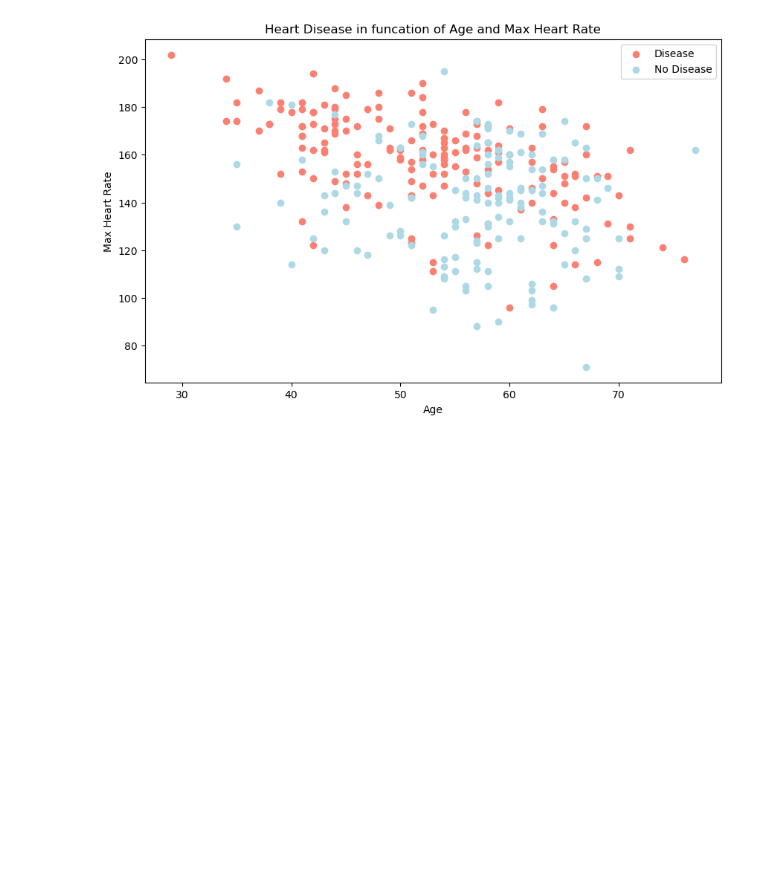
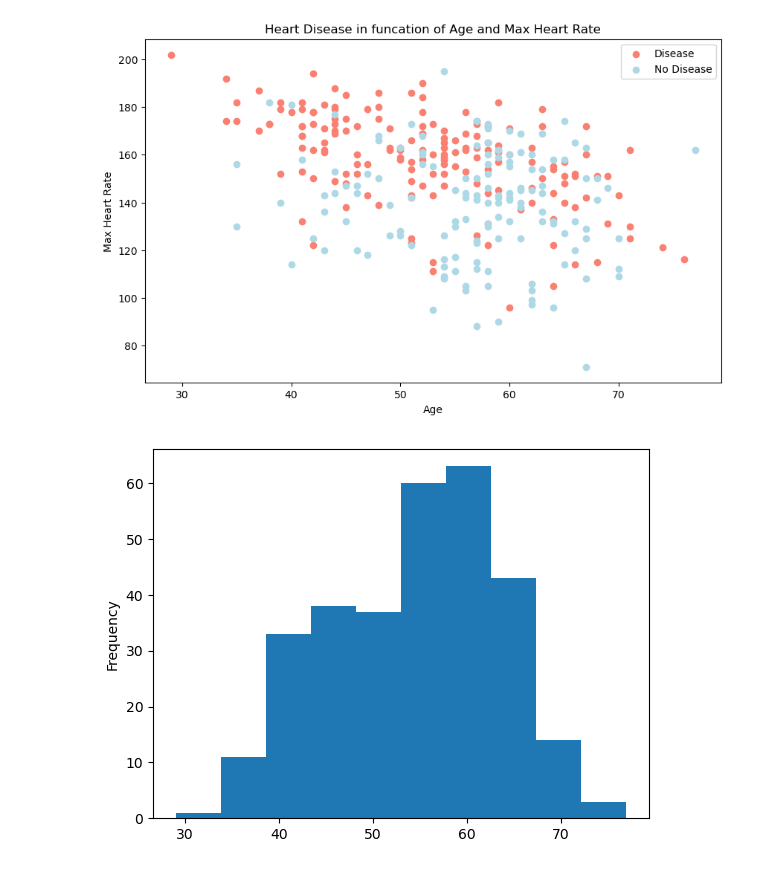
Before and after one commit to ShrishailChincholi/from-zero-to-aiml, a Jupyter notebook: project-1-heart-disease-project/end-to-end-heart-disease-classification.ipynb, the cells around one changed output. Saved outputs shown, nothing was run; the diff lists cells and outputs as text; code cells hidden in the pictures; blank space fills up the shorter version.

```diff
--- a/project-1-heart-disease-project/end-to-end-heart-disease-classification.ipynb
+++ b/project-1-heart-disease-project/end-to-end-heart-disease-classification.ipynb
@@ -239,3 +239,8 @@ plt.legend(["Disease","No Disease"])
 # %% [output]
 <matplotlib.legend.Legend at 0x...>
 [figure]
+# %%
+# Check the distribution of the age column with a histogram
+df.age.plot.hist();
+# %% [output]
+[figure, added]
```
Also changed, not shown: parts of 3 cells of this notebook.
